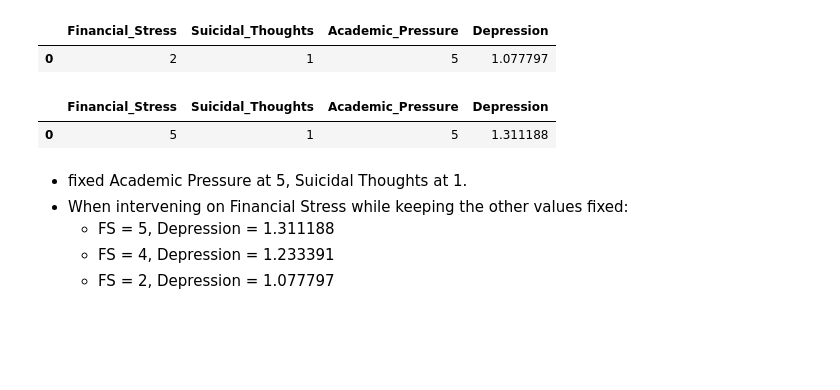
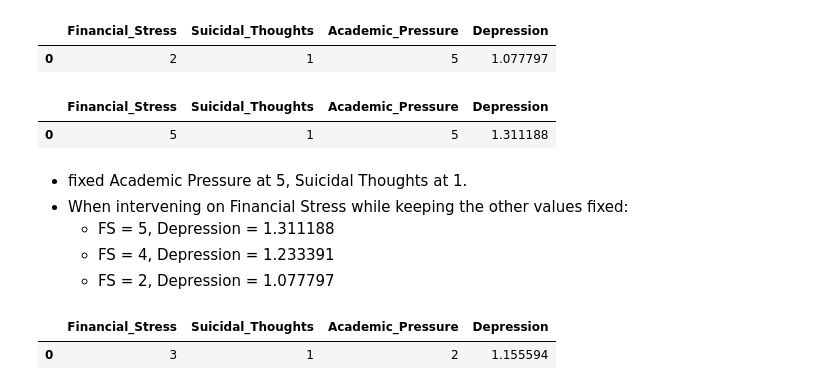
Before and after one commit to malmahasnah/capstone-team2-winter-quarter, a Jupyter notebook: counterfactual-computing.ipynb, the cells around one changed output. Drawn from its saved outputs; the diff is of its cells as text; code cells hidden in the pictures; blank space fills up the shorter version.

Commit message:
counterfactuals for suicidal thoughts

```diff
--- a/counterfactual-computing.ipynb
+++ b/counterfactual-computing.ipynb
@@ -377,3 +377,48 @@ counterfactual_result
     - FS = 5, Depression = 1.311188
     - FS = 4, Depression = 1.233391
     - FS = 2, Depression = 1.077797
+# %%
+# Construct the Graph, set up the model
+causal_model = gcm.InvertibleStructuralCausalModel(nx.DiGraph([
+                                    ('Financial_Stress', 'Depression'),
+                                    ('Suicidal_Thoughts', 'Depression'),
+                                    ('Academic_Pressure', 'Depression')
+                                    ])
+                                    )
+
+causal_model.set_causal_mechanism('Financial_Stress', gcm.EmpiricalDistribution())
+causal_model.set_causal_mechanism('Suicidal_Thoughts',
+                                  gcm.EmpiricalDistribution())
+causal_model.set_causal_mechanism('Academic_Pressure', gcm.EmpiricalDistribution())
+causal_model.set_causal_mechanism('Depression',
+                                  gcm.AdditiveNoiseModel(
+                                      gcm.ml.create_linear_regressor()))
+
+# Fix Academic Pressure, Suicidal Thoughts
+training_data = pd.DataFrame(data=dict(
+    **{'Financial_Stress': depression_LASSO_features['Financial Stress']},
+    **{'Suicidal_Thoughts': depression_LASSO_features['Have you ever had suicidal thoughts ?']},
+    **{'Academic_Pressure': depression_LASSO_features['Academic Pressure']},
+    **{'Depression': depression_LASSO_features['Depression']}
+    ))
+
+# print(training_data.head())
+# print("Columns in training_data:", training_data.columns)
+
+# fit the model to the training data
+gcm.fit(causal_model, training_data)
+
+# generate counterfactual samples
+counterfactual_result = gcm.counterfactual_samples(
+    causal_model,
+    {'Financial_Stress': lambda x: 3}, # intervene on Financial Stress, set to 5
+    observed_data=pd.DataFrame(data=dict(
+        Financial_Stress=[1],
+        Suicidal_Thoughts=[1], # fix Suicidal Thoughts
+        Academic_Pressure=[2], # fix Academic Pressure (changed to 2)
+        Depression=[1])))
+
+counterfactual_result
+# %% [output]
+|  | Financial_Stress | Suicidal_Thoughts | Academic_Pressure | Depression |
+| 0 | 3 | 1 | 2 | 1.155594 |
```
Also changed, not shown: parts of 2 cells of this notebook.
